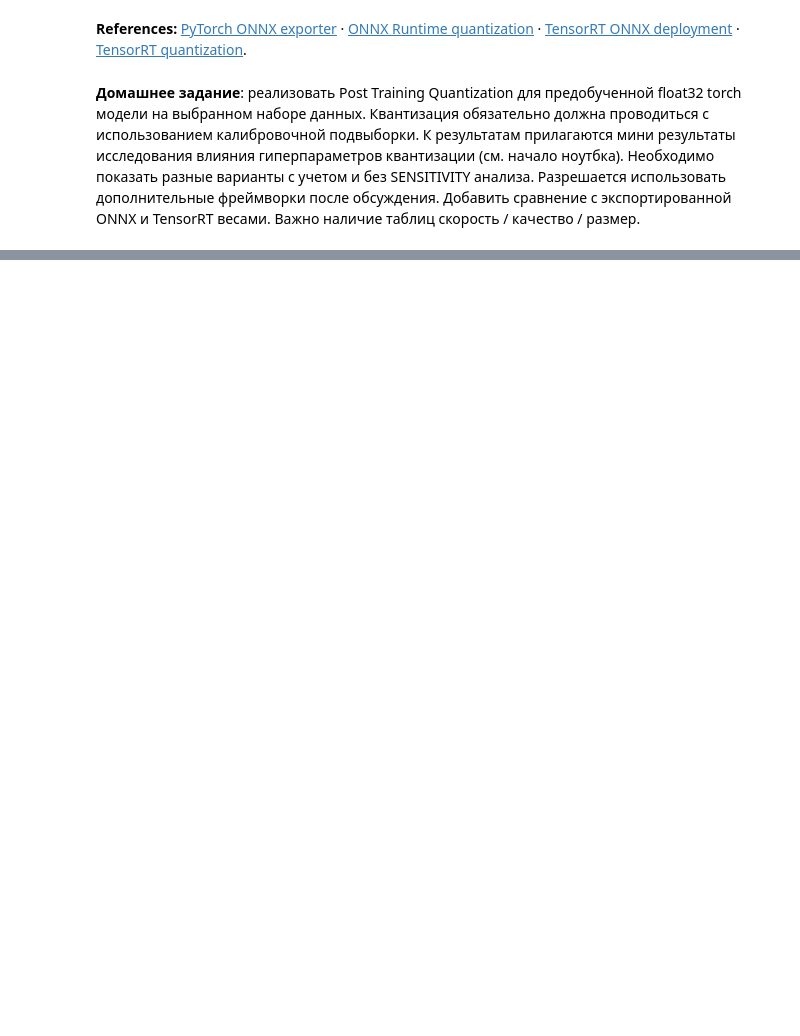
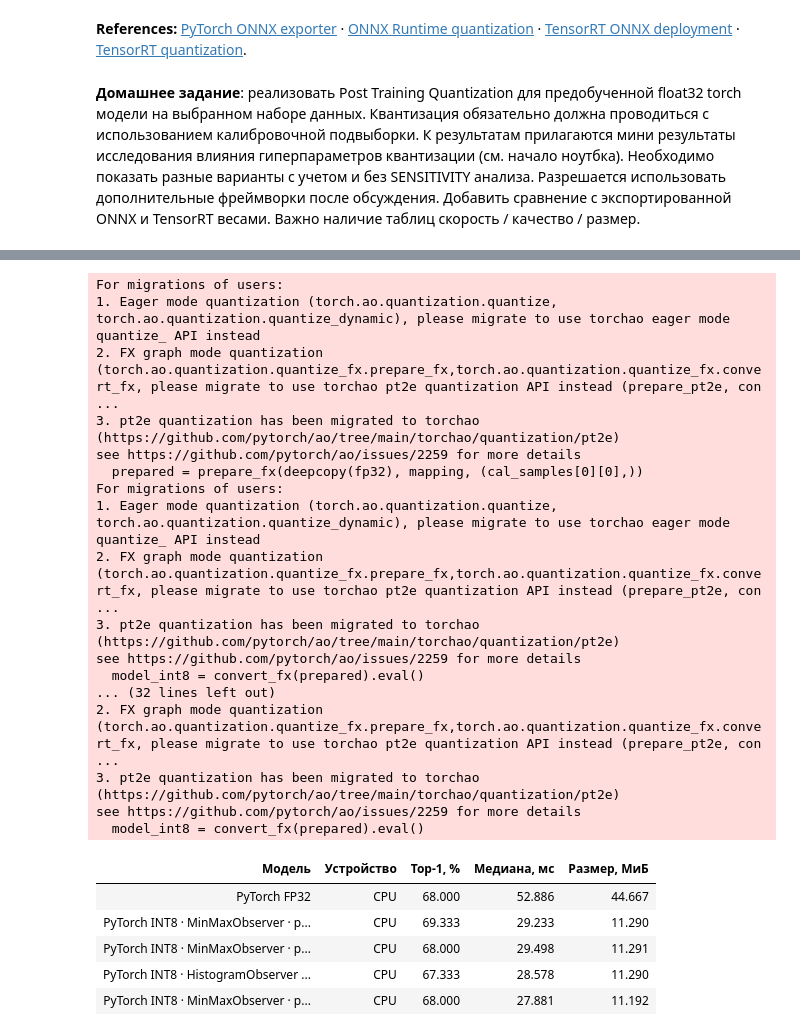
Before and after one commit to AnastasiayA26/MTAI2026-Deep-learning-frameworks-seminars-autumn, a Jupyter notebook: seminar_5/Post_Training_Quantization.ipynb, the cells around one changed output, grey strips where cells are left out. Cells and saved outputs as stored; diff of their text form; code cells hidden in the pictures; blank space fills up the shorter version.

```diff
--- a/seminar_5/Post_Training_Quantization.ipynb
+++ b/seminar_5/Post_Training_Quantization.ipynb
@@ -623,0 +1001,63 @@ else:
+# %%
+def static_ptq(n_cal, activation=MinMaxObserver, per_channel=True, keep_float=None):
+    weight_observer = (PerChannelMinMaxObserver.with_args(dtype=torch.qint8,
+                       qscheme=torch.per_channel_symmetric, ch_axis=0) if per_channel else
+                       MinMaxObserver.with_args(dtype=torch.qint8, qscheme=torch.per_tensor_symmetric))
+    # U8 активации, S8 веса. На x86 используем диапазон активаций 0..127.
+    act_observer = activation.with_args(dtype=torch.quint8, qscheme=torch.per_tensor_affine,
+                                        quant_min=0, quant_max=255 if backend == "qnnpack" else 127)
+    mapping = QConfigMapping().set_global(QConfig(activation=act_observer, weight=weight_observer))
+    if keep_float:
+        mapping.set_module_name(keep_float, None)
+    prepared = prepare_fx(deepcopy(fp32), mapping, (cal_samples[0][0],))
+    with torch.inference_mode():
+        for x, _ in islice(cal_loader, n_cal):
+            prepared(x)
+    model_int8 = convert_fx(prepared).eval()
+    quantized_convs = [n for n, m in model_int8.named_modules()
+                       if isinstance(m, torch.ao.nn.quantized.Conv2d)]
+    assert quantized_convs, "Конвертация не создала INT8-свёрток"
+    if keep_float:
+        assert not any(n.startswith(keep_float + ".") for n in quantized_convs)
+    return model_int8
+
+
+variants = [
+    # имя файла, число примеров, observer активаций, отдельный scale на канал весов
+    ("base", 80, MinMaxObserver, True),
+    ("small_cal", 20, MinMaxObserver, True),
+    ("hist", 80, HistogramObserver, True),
+    ("per_tensor", 80, MinMaxObserver, False),
+]
+for tag, n_cal, observer, per_channel in variants:
+    quantized = static_ptq(n_cal, observer, per_channel)
+    if tag == "base":
+        full_int8 = quantized
+    scheme = "per-channel" if per_channel else "per-tensor"
+    name = f"PyTorch INT8 · {observer.__name__} · {scheme} · n={n_cal}"
+    record_torch(name, f"int8_{tag}.pt", quantized)
+table(rows)
+# %% [output]
+For migrations of users:
+1. Eager mode quantization (torch.ao.quantization.quantize, torch.ao.quantization.quantize_dynamic), please migrate to use torchao eager mode quantize_ API instead
+2. FX graph mode quantization (torch.ao.quantization.quantize_fx.prepare_fx,torch.ao.quantization.quantize_fx.convert_fx, please migrate to use torchao pt2e quantization API instead (prepare_pt2e, con ...
+3. pt2e quantization has been migrated to torchao (https://github.com/pytorch/ao/tree/main/torchao/quantization/pt2e)
+see https://github.com/pytorch/ao/issues/2259 for more details
+  prepared = prepare_fx(deepcopy(fp32), mapping, (cal_samples[0][0],))
+For migrations of users:
+1. Eager mode quantization (torch.ao.quantization.quantize, torch.ao.quantization.quantize_dynamic), please migrate to use torchao eager mode quantize_ API instead
+2. FX graph mode quantization (torch.ao.quantization.quantize_fx.prepare_fx,torch.ao.quantization.quantize_fx.convert_fx, please migrate to use torchao pt2e quantization API instead (prepare_pt2e, con ...
+3. pt2e quantization has been migrated to torchao (https://github.com/pytorch/ao/tree/main/torchao/quantization/pt2e)
+see https://github.com/pytorch/ao/issues/2259 for more details
+  model_int8 = convert_fx(prepared).eval()
+... (32 lines left out)
+2. FX graph mode quantization (torch.ao.quantization.quantize_fx.prepare_fx,torch.ao.quantization.quantize_fx.convert_fx, please migrate to use torchao pt2e quantization API instead (prepare_pt2e, con ...
+3. pt2e quantization has been migrated to torchao (https://github.com/pytorch/ao/tree/main/torchao/quantization/pt2e)
+see https://github.com/pytorch/ao/issues/2259 for more details
+  model_int8 = convert_fx(prepared).eval()
+| Модель | Устройство | Top-1, % | Медиана, мс | Размер, МиБ |
+| PyTorch FP32 | CPU | 68.000 | 52.886 | 44.667 |
+| PyTorch INT8 · MinMaxObserver · p... | CPU | 69.333 | 29.233 | 11.290 |
+| PyTorch INT8 · MinMaxObserver · p... | CPU | 68.000 | 29.498 | 11.291 |
+| PyTorch INT8 · HistogramObserver ... | CPU | 67.333 | 28.578 | 11.290 |
+| PyTorch INT8 · MinMaxObserver · p... | CPU | 68.000 | 27.881 | 11.192 |
```
Also changed, not shown: parts of 48 cells of this notebook.
